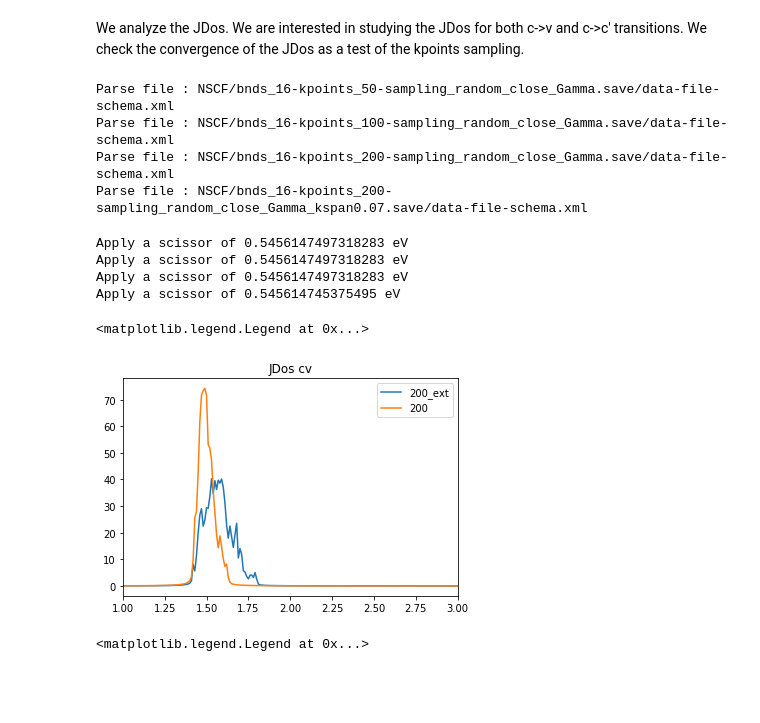
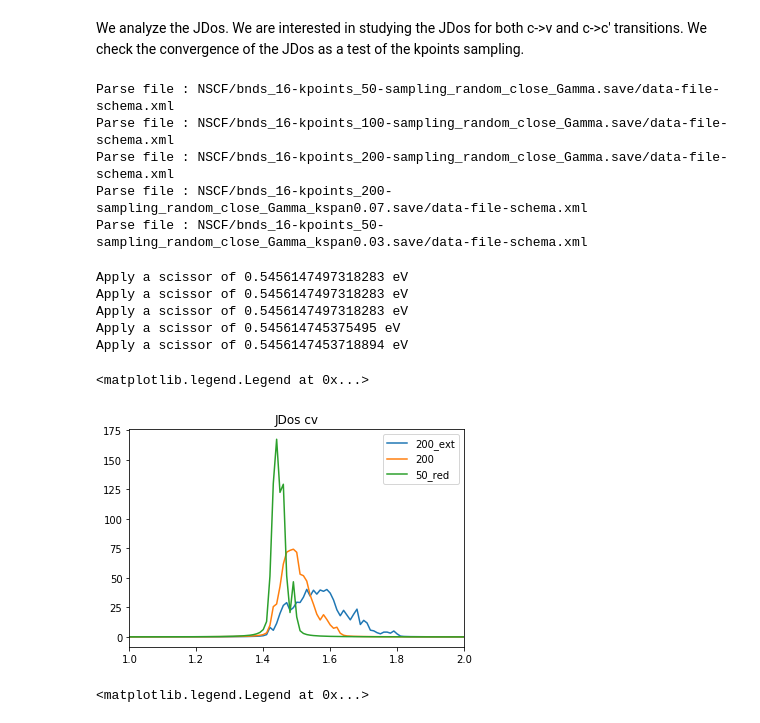
Before and after one commit to marcodalessandro76/Generation-and-decay-of-the-degree-of-spin-polarization-in-GaAs, a Jupyter notebook: QE_Calculations.ipynb, the cells around one changed output. Drawn from its saved outputs; the diff is of its cells as text; code cells hidden in the pictures; blank space fills up the shorter version.

```diff
--- a/QE_Calculations.ipynb
+++ b/QE_Calculations.ipynb
@@ -718,11 +715,13 @@ r_50 = P.PwParser('NSCF/bnds_16-kpoints_50-sampling_random_close_Gamma.save/data
 r_100 = P.PwParser('NSCF/bnds_16-kpoints_100-sampling_random_close_Gamma.save/data-file-schema.xml')
 r_200 = P.PwParser('NSCF/bnds_16-kpoints_200-sampling_random_close_Gamma.save/data-file-schema.xml')
 r_200_ext = P.PwParser('NSCF/bnds_16-kpoints_200-sampling_random_close_Gamma_kspan0.07.save/data-file-schema.xml')
+r_50_red = P.PwParser('NSCF/bnds_16-kpoints_50-sampling_random_close_Gamma_kspan0.03.save/data-file-schema.xml')
 # %% [output]
 Parse file : NSCF/bnds_16-kpoints_50-sampling_random_close_Gamma.save/data-file-schema.xml
 Parse file : NSCF/bnds_16-kpoints_100-sampling_random_close_Gamma.save/data-file-schema.xml
 Parse file : NSCF/bnds_16-kpoints_200-sampling_random_close_Gamma.save/data-file-schema.xml
 Parse file : NSCF/bnds_16-kpoints_200-sampling_random_close_Gamma_kspan0.07.save/data-file-schema.xml
+Parse file : NSCF/bnds_16-kpoints_50-sampling_random_close_Gamma_kspan0.03.save/data-file-schema.xml
 # %%
 weights_50 = r_50.weights
 weights_100 = r_100.weights
@@ -738,11 +738,14 @@ transitions_50 = r_50.get_transitions(set_gap=1.42,initial=[4,5,6,7],final=[8,9]
 transitions_100 = r_100.get_transitions(set_gap=1.42,initial=[4,5,6,7],final=[8,9])
 transitions_200 = r_200.get_transitions(set_gap=1.42,initial=[4,5,6,7],final=[8,9])
 transitions_200_ext = r_200_ext.get_transitions(set_gap=1.42,initial=[4,5,6,7],final=[8,9])
+
+transitions_50_red = r_50_red.get_transitions(set_gap=1.42,initial=[4,5,6,7],final=[8,9])
 # %% [output]
 Apply a scissor of 0.5456147497318283 eV
 Apply a scissor of 0.5456147497318283 eV
 Apply a scissor of 0.5456147497318283 eV
 Apply a scissor of 0.545614745375495 eV
+Apply a scissor of 0.5456147453718894 eV
 # %%
 dos = U.Dos()
 #dos.append_fromPwData(transitions_100,weights_100,minVal=0,maxVal=4,eta=0.004,label='$N_k$=100')
@@ -752,11 +756,11 @@ dos.append_fromPwData(transitions_200,weights_200,minVal=0,maxVal=4,eta=0.004,la
 # %%
 dos.plot(plt)
 plt.title('JDos cv')
-plt.xlim(1,3)
+plt.xlim(1,2)
 plt.legend()
 # %% [output]
 <matplotlib.legend.Legend at 0x...>
-[figure, old version]
+[figure, new version]
 # %%
 dos.append(energies=np.array([1.5]),norm=8,eta=0.04,minVal=1,maxVal=3,label='Field spread',broad_kind=U.gaussian)
 # %%
```
Also changed, not shown: parts of 20 cells of this notebook, 2 other files.
